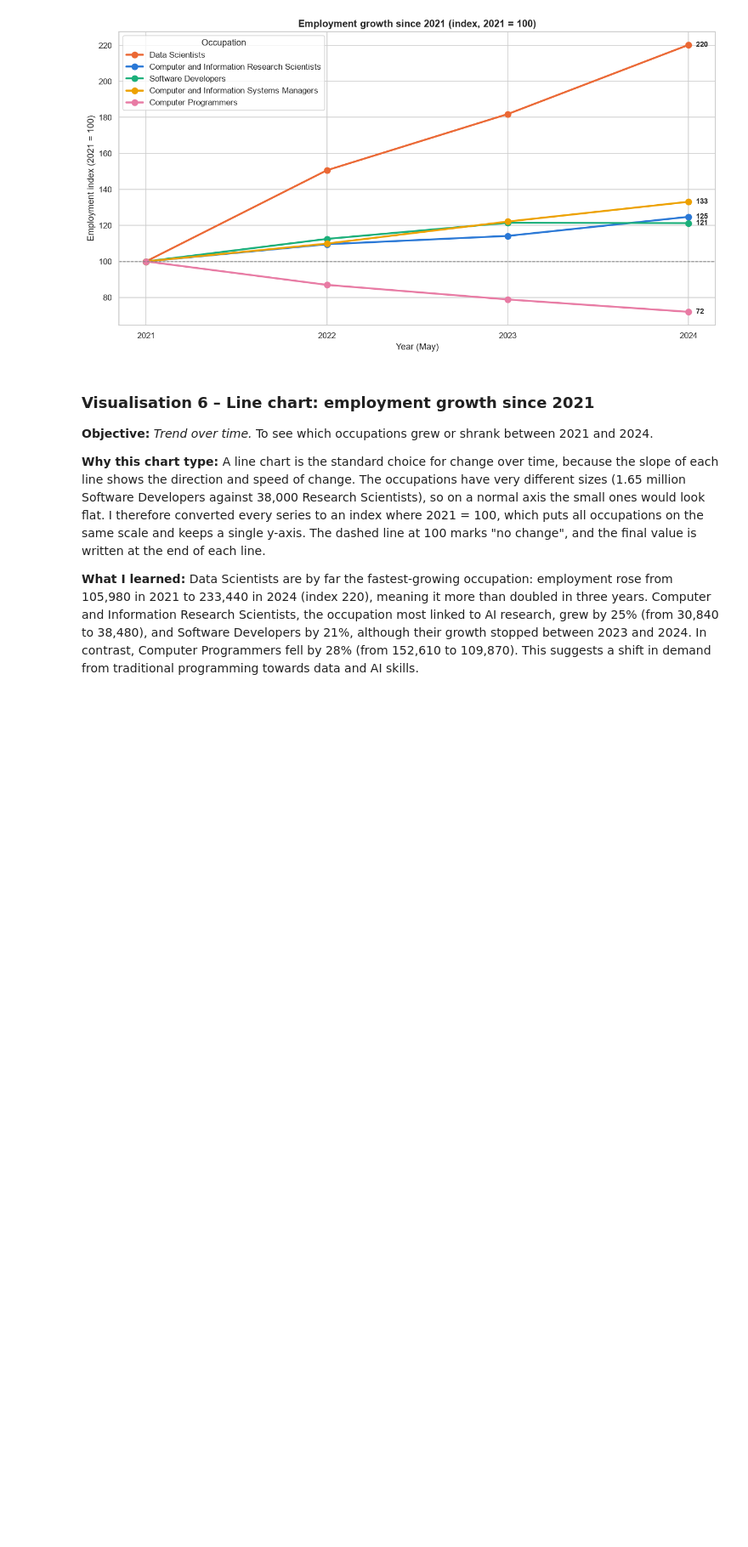
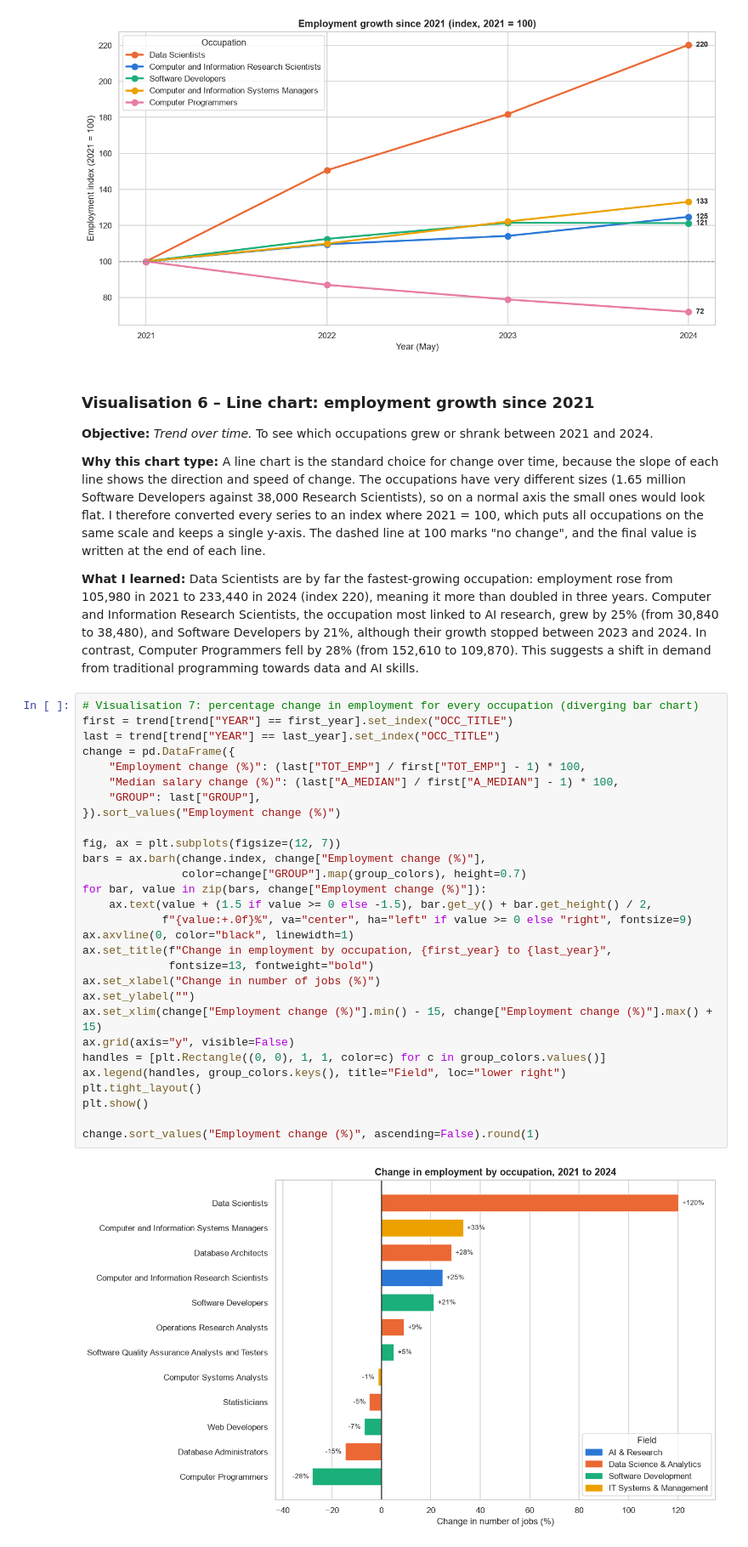
Before and after one commit to CarlosAccioly/Ca1-DataVisu, a Jupyter notebook: CA1_AI_Employment_Analysis.ipynb, the cells around one changed output. Shown at 85% size. Cells and saved outputs as stored; diff of their text form; blank space fills up the shorter version.

Commit message:
Challenge: add diverging bar chart of employment change 2021-2024 and conclusion

```diff
--- a/CA1_AI_Employment_Analysis.ipynb
+++ b/CA1_AI_Employment_Analysis.ipynb
@@ -460,3 +460,34 @@ plt.show()
 **Why this chart type:** A line chart is the standard choice for change over time, because the slope of each line shows the direction and speed of change. The occupations have very different sizes (1.65 million Software Developers against 38,000 Research Scientists), so on a normal axis the small ones would look flat. I therefore converted every series to an index where 2021 = 100, which puts all occupations on the same scale and keeps a single y-axis. The dashed line at 100 marks "no change", and the final value is written at the end of each line.
 
 **What I learned:** Data Scientists are by far the fastest-growing occupation: employment rose from 105,980 in 2021 to 233,440 in 2024 (index 220), meaning it more than doubled in three years. Computer and Information Research Scientists, the occupation most linked to AI research, grew by 25% (from 30,840 to 38,480), and Software Developers by 21%, although their growth stopped between 2023 and 2024. In contrast, Computer Programmers fell by 28% (from 152,610 to 109,870). This suggests a shift in demand from traditional programming towards data and AI skills.
+# %%
+# Visualisation 7: percentage change in employment for every occupation (diverging bar chart)
+first = trend[trend["YEAR"] == first_year].set_index("OCC_TITLE")
+last = trend[trend["YEAR"] == last_year].set_index("OCC_TITLE")
+change = pd.DataFrame({
+    "Employment change (%)": (last["TOT_EMP"] / first["TOT_EMP"] - 1) * 100,
+    "Median salary change (%)": (last["A_MEDIAN"] / first["A_MEDIAN"] - 1) * 100,
+    "GROUP": last["GROUP"],
+}).sort_values("Employment change (%)")
+
+fig, ax = plt.subplots(figsize=(12, 7))
+bars = ax.barh(change.index, change["Employment change (%)"],
+               color=change["GROUP"].map(group_colors), height=0.7)
+for bar, value in zip(bars, change["Employment change (%)"]):
+    ax.text(value + (1.5 if value >= 0 else -1.5), bar.get_y() + bar.get_height() / 2,
+            f"{value:+.0f}%", va="center", ha="left" if value >= 0 else "right", fontsize=9)
+ax.axvline(0, color="black", linewidth=1)
+ax.set_title(f"Change in employment by occupation, {first_year} to {last_year}",
+             fontsize=13, fontweight="bold")
+ax.set_xlabel("Change in number of jobs (%)")
+ax.set_ylabel("")
+ax.set_xlim(change["Employment change (%)"].min() - 15, change["Employment change (%)"].max() + 15)
+ax.grid(axis="y", visible=False)
+handles = [plt.Rectangle((0, 0), 1, 1, color=c) for c in group_colors.values()]
+ax.legend(handles, group_colors.keys(), title="Field", loc="lower right")
+plt.tight_layout()
+plt.show()
+
+change.sort_values("Employment change (%)", ascending=False).round(1)
+# %% [output]
+[figure, added]
```
Also changed, not shown: parts of 2 cells of this notebook.
